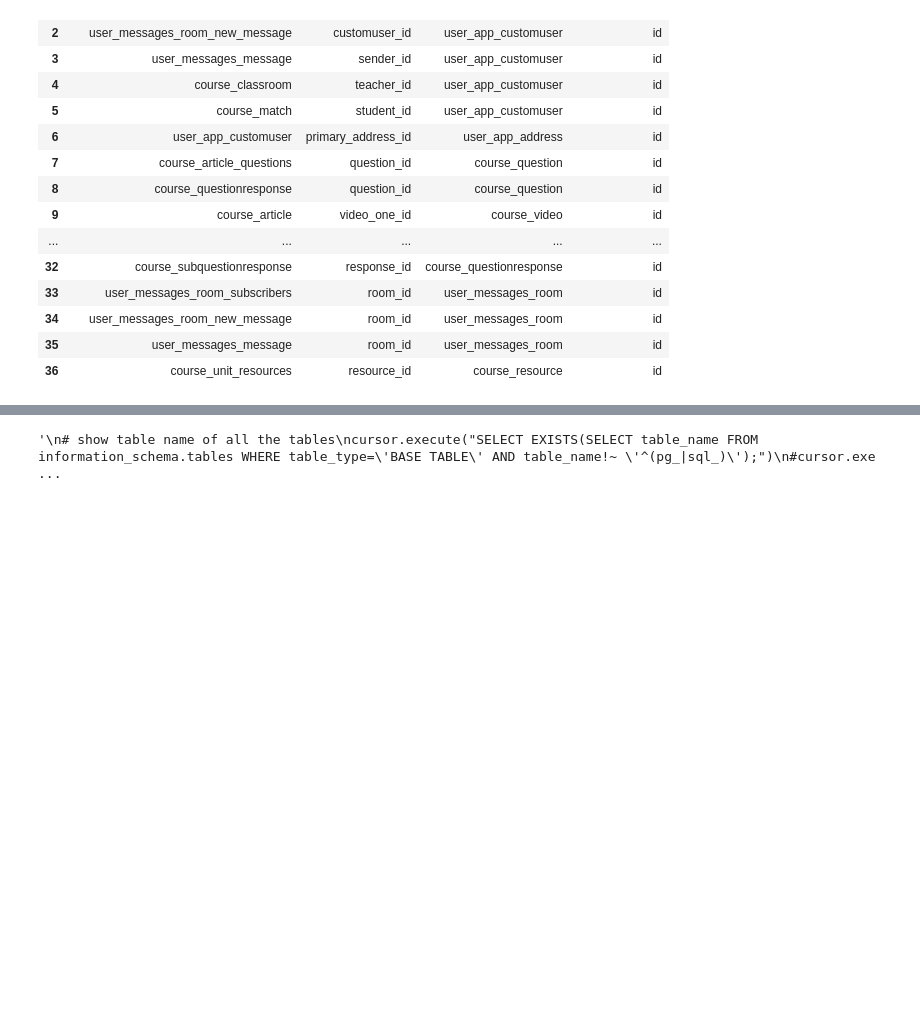
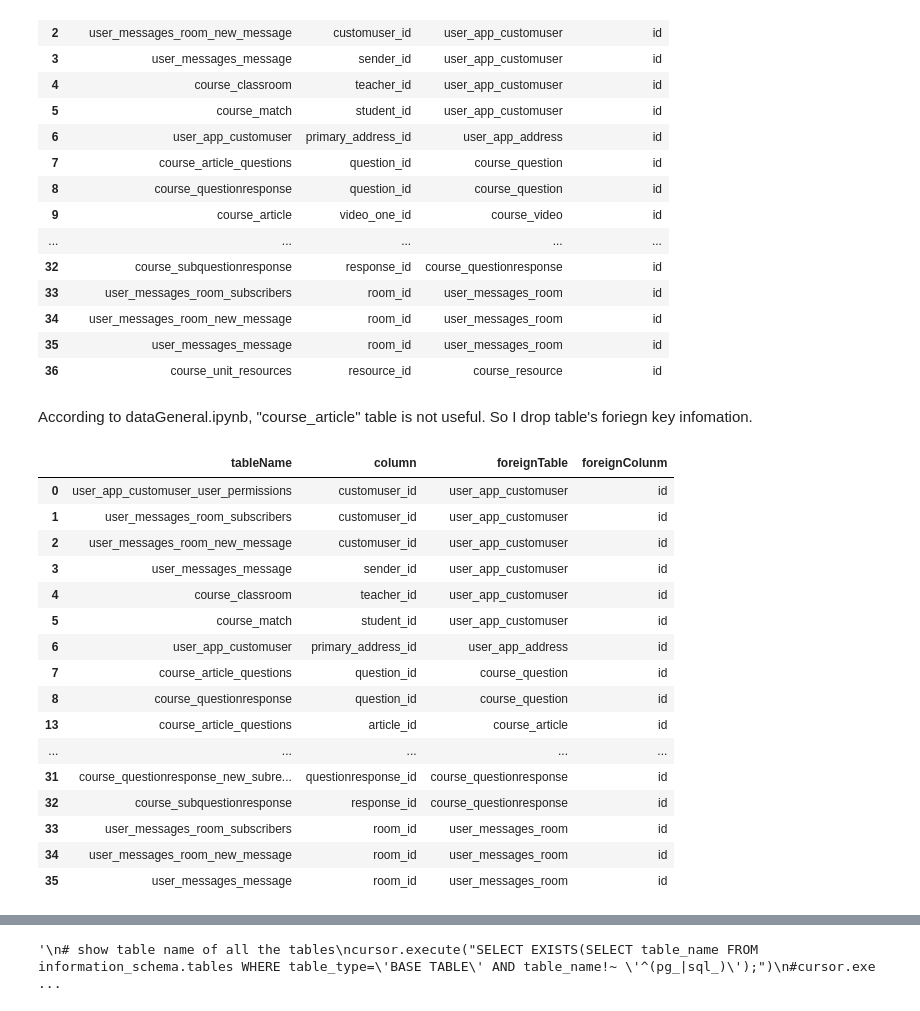
Before and after one commit to adv34715/capstone, a Jupyter notebook: extractData.ipynb, the cells around one changed output, grey strips where cells are left out. Drawn from its saved outputs; the diff is of its cells as text; code cells hidden in the pictures; blank space fills up the shorter version.

Commit message:
user

```diff
--- a/extractData.ipynb
+++ b/extractData.ipynb
@@ -35,7 +35,7 @@ def copyToFile():
                 filePath = "data/"+tName+".csv" #need change the path
                 queryCopy = "COPY %s TO STDOUT WITH CSV HEADER DELIMITER AS ',';"
                 with open(filePath, 'w') as f:
-                    #curCopyTo.copy_expert(sql=queryCopy % tName,file=f)
+                    curCopyTo.copy_expert(sql=queryCopy % tName,file=f)
                     print (tName +" is done.")
     print (count, " files are copied.")
     return tableList
@@ -145,3 +145,30 @@ dfCU.head(37)
 | 34 | user_messages_room_new_message | room_id | user_messages_room | id |
 | 35 | user_messages_message | room_id | user_messages_room | id |
 | 36 | course_unit_resources | resource_id | course_resource | id |
+# %% [markdown]
+According to dataGeneral.ipynb, "course_article" table is not useful. So I drop table's foriegn key infomation.
+# %%
+dfCU=dfCU[dfCU.tableName!="course_article"]
+dfCU=dfCU[dfCU.tableName!="course_unit_articles"]
+dfCU=dfCU[dfCU.tableName!="course_unit_resources"]
+dfCU=dfCU[dfCU.tableName!="course_progress"]
+dfCU=dfCU[dfCU.tableName!="course_course_units"]
+dfCU.head(36)
+# %% [output]
+|  | tableName | column | foreignTable | foreignColunm |
+| 0 | user_app_customuser_user_permissions | customuser_id | user_app_customuser | id |
+| 1 | user_messages_room_subscribers | customuser_id | user_app_customuser | id |
+| 2 | user_messages_room_new_message | customuser_id | user_app_customuser | id |
+| 3 | user_messages_message | sender_id | user_app_customuser | id |
+| 4 | course_classroom | teacher_id | user_app_customuser | id |
+| 5 | course_match | student_id | user_app_customuser | id |
+| 6 | user_app_customuser | primary_address_id | user_app_address | id |
+| 7 | course_article_questions | question_id | course_question | id |
+| 8 | course_questionresponse | question_id | course_question | id |
+| 13 | course_article_questions | article_id | course_article | id |
+| ... | ... | ... | ... | ... |
+| 31 | course_questionresponse_new_subre... | questionresponse_id | course_questionresponse | id |
+| 32 | course_subquestionresponse | response_id | course_questionresponse | id |
+| 33 | user_messages_room_subscribers | room_id | user_messages_room | id |
+| 34 | user_messages_room_new_message | room_id | user_messages_room | id |
+| 35 | user_messages_message | room_id | user_messages_room | id |
```
Also changed, not shown: parts of 8 cells of this notebook, 29 other files.
